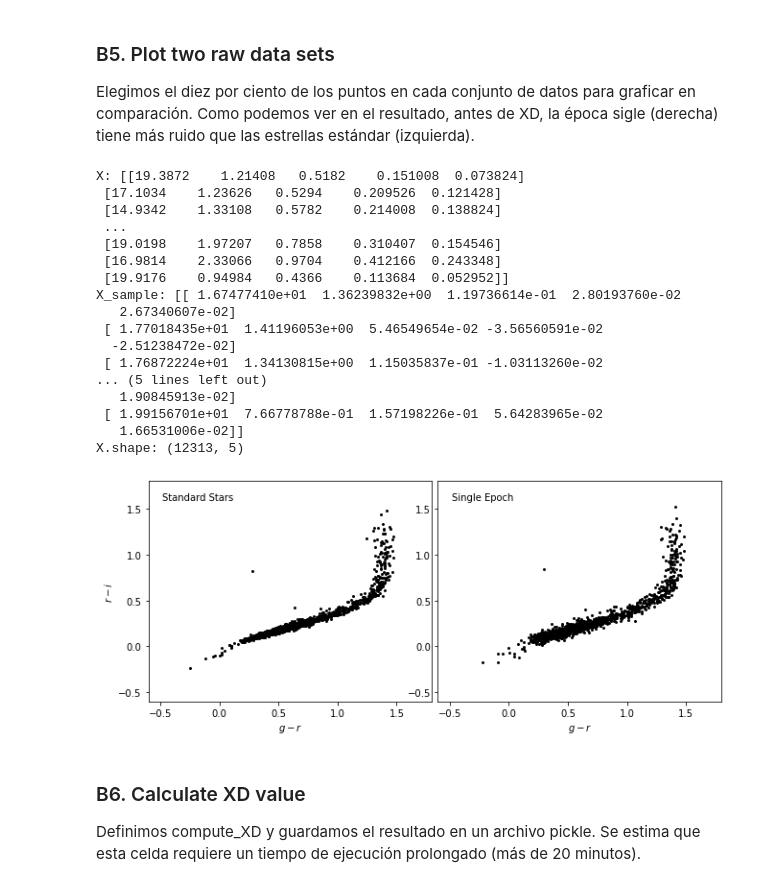
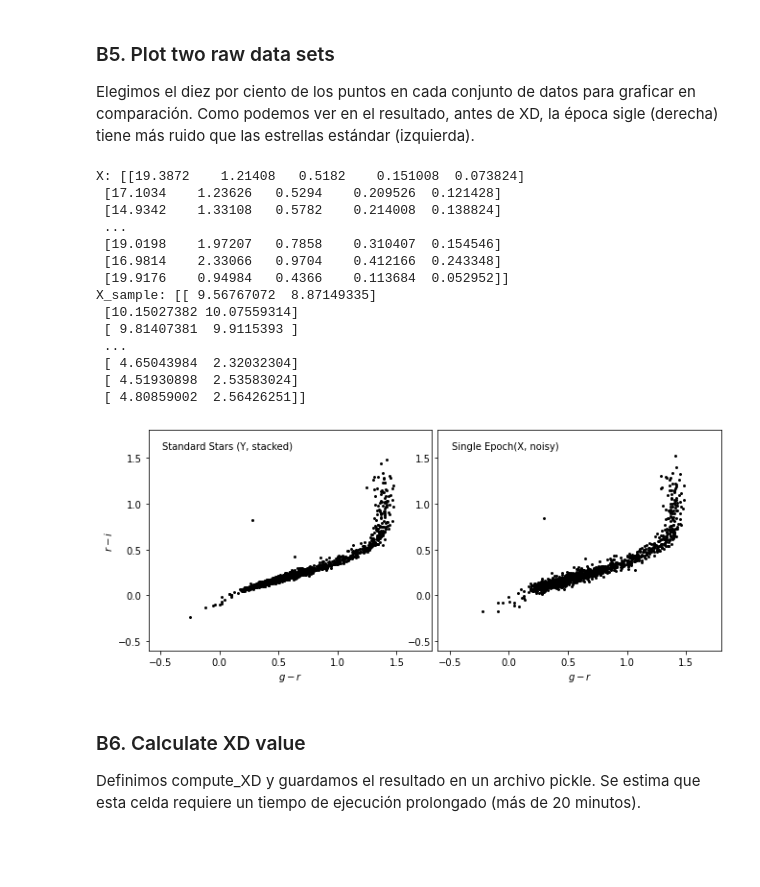
Before and after one commit to aleixcb/tfg_galah, a Jupyter notebook: py/XD example.ipynb, the cells around one changed output. Cells and saved outputs as stored; diff of their text form; code cells hidden in the pictures; blank space fills up the shorter version.

```diff
--- a/py/XD example.ipynb
+++ b/py/XD example.ipynb
@@ -390,15 +393,22 @@ size after crossmatch: (12313, 5)
 # %% [markdown]
 ### B4. Define W matrix and calculate covariance
 # %%
-# first define mixing matrix W
+# first define mixing matrix W    #(5,5)
 W = np.array([[0, 1, 0, 0, 0],    # g magnitude
               [1, -1, 0, 0, 0],   # u-g color
               [0, 1, -1, 0, 0],   # g-r color
               [0, 0, 1, -1, 0],   # r-i color
               [0, 0, 0, 1, -1]])  # i-z color
 
-X = np.dot(X, W.T)
-Y = np.dot(Y, W.T)
+''' u-g-r-i-z:
+    u = [1, 0, 0, 0, 0]
+    g = [0, 1, 0, 0, 0]
+    r = [0, 0, 1, 0, 0]
+    i = [0, 0, 0, 1, 0]
+    z = [0, 0, 0, 0, 1]  '''
+
+X = np.dot(X, W.T)   #(12313, 5)
+Y = np.dot(Y, W.T)   #(12313, 5)
 
 # compute error covariance from mixing matrix
 Xcov = np.zeros(Xerr.shape + Xerr.shape[-1:])
@@ -407,3 +417,11 @@ Xcov[:, range(Xerr.shape[1]), range(Xerr.shape[1])] = Xerr ** 2
 # each covariance C = WCW^T
 # best way to do this is with a tensor dot-product
 Xcov = np.tensordot(np.dot(Xcov, W.T), W, (-2, -1))
+
+
+print('X: data_noisy', X.shape)   #(12313, 5)
+print(X,'\n')
+print('Y: data_stacked', Y.shape)   #(12313, 5)
+print(Y,'\n')
+print('Xcov: "error"', Xcov.shape)   #(12313, 5, 5)
+print(Xcov)
@@ -418,52 +454,53 @@ print('X:', X)                       #(12313 estrelles, 5 magnituds)
 print('X_sample:', X_sample)
 
 # plot the results
-fig = plt.figure(figsize=(10, 3.75))
-fig.subplots_adjust(left=0.12, right=0.95,
+
+fig = plt.figure(figsize=(10, 3.75))  #crea una figura d'un cert tamany
+fig.subplots_adjust(left=0.12, right=0.95, #subplots
                     bottom=0.1, top=0.95,
                     wspace=0.02, hspace=0.02)
 
 # only plot 1/10 of the stars for clarity
+
+#subplot 1 (esquerra)
 ax1 = fig.add_subplot(121)
 ax1.scatter(Y[::10, 2], Y[::10, 3], s=9, lw=0, c='k')
-ax1.set_ylabel('$r-i$')
+ax1.set_ylabel('$r-i$')  #un títol per l'eix y
 
+#subplot 2 (dreta)
 ax2 = fig.add_subplot(122)
 ax2.scatter(X[::10, 2], X[::10, 3], s=9, lw=0, c='k')
 
-titles = ["Standard Stars", "Single Epoch"]
+titles = ["Standard Stars (Y, stacked)", "Single Epoch(X, noisy)"]  #títols dels gràfics
 ax = [ax1, ax2]
 
-for i in range(2):
-    ax[i].set_xlim(-0.6, 1.8)
+for i in range(2):  #pels dos gràfics
+    ax[i].set_xlim(-0.6, 1.8)   #límits eixos
     ax[i].set_ylim(-0.6, 1.8)
 
     ax[i].xaxis.set_major_locator(plt.MultipleLocator(0.5))
     ax[i].yaxis.set_major_locator(plt.MultipleLocator(0.5))
 
     ax[i].text(0.05, 0.95, titles[i],
                ha='left', va='top', transform=ax[i].transAxes)
 
-    ax[i].set_xlabel('$g-r$')
+    ax[i].set_xlabel('$g-r$')  #dos títols per l'eix x
 # %% [output]
 X: [[19.3872    1.21408   0.5182    0.151008  0.073824]
  [17.1034    1.23626   0.5294    0.209526  0.121428]
  [14.9342    1.33108   0.5782    0.214008  0.138824]
  ...
  [19.0198    1.97207   0.7858    0.310407  0.154546]
  [16.9814    2.33066   0.9704    0.412166  0.243348]
  [19.9176    0.94984   0.4366    0.113684  0.052952]]
-X_sample: [[ 1.67477410e+01  1.36239832e+00  1.19736614e-01  2.80193760e-02
-   2.67340607e-02]
- [ 1.77018435e+01  1.41196053e+00  5.46549654e-02 -3.56560591e-02
-  -2.51238472e-02]
- [ 1.76872224e+01  1.34130815e+00  1.15035837e-01 -1.03113260e-02
-... (5 lines left out)
-   1.90845913e-02]
- [ 1.99156701e+01  7.66778788e-01  1.57198226e-01  5.64283965e-02
-   1.66531006e-02]]
-X.shape: (12313, 5)
+X_sample: [[ 9.56767072  8.87149335]
+ [10.15027382 10.07559314]
+ [ 9.81407381  9.9115393 ]
+ ...
+ [ 4.65043984  2.32032304]
+ [ 4.51930898  2.53583024]
+ [ 4.80859002  2.56426251]]
-[figure, old version]
+[figure, new version]
 # %% [markdown]
 ### B6. Calculate XD value
 Definimos compute_XD y guardamos el resultado en un archivo pickle. Se estima que esta celda requiere un tiempo de ejecución prolongado (más de 20 minutos).
```
Also changed, not shown: parts of 6 cells of this notebook, 4 other files.
